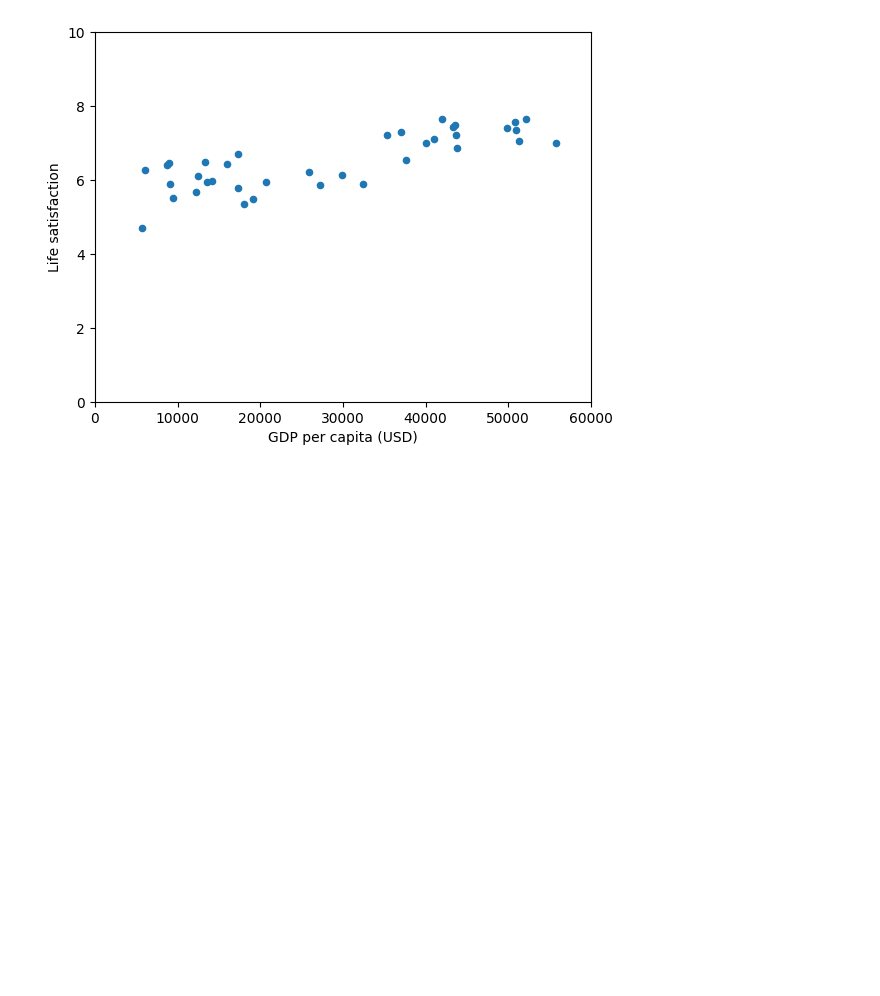
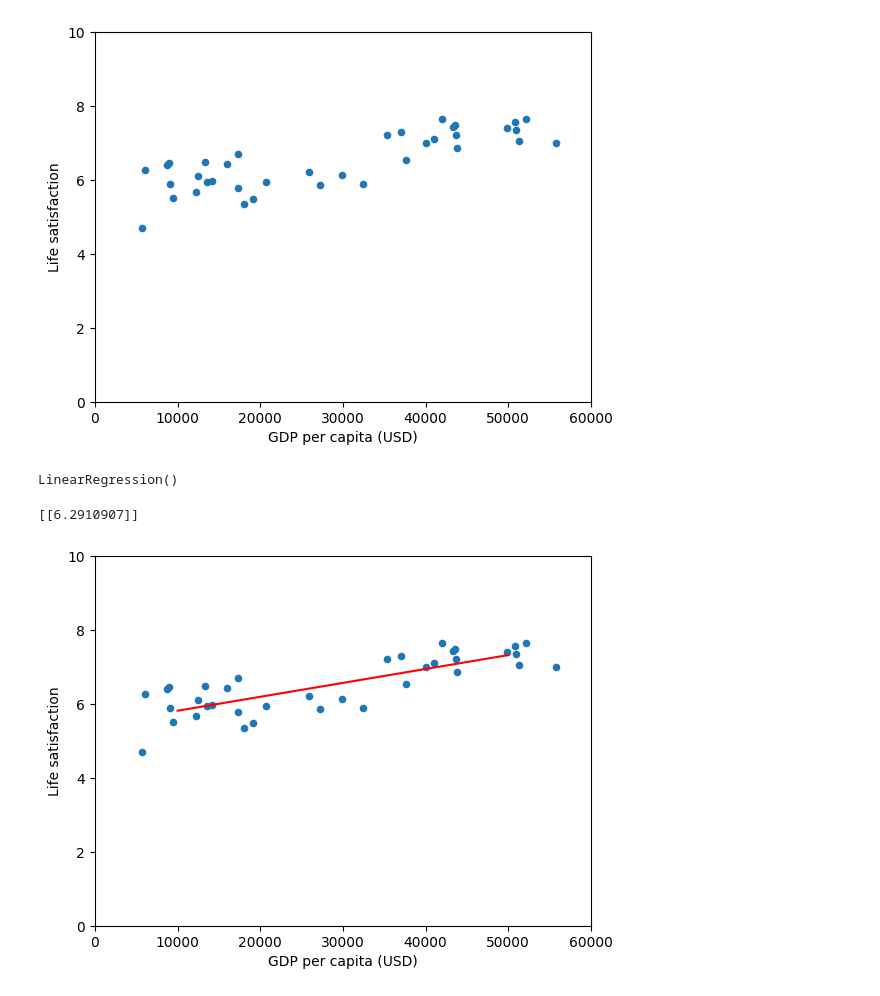
Before and after one commit to huyqng1412/data546, a Jupyter notebook: MLchap1 hw assignment - Huy Nguyen.ipynb, the cells around one changed output. Saved outputs shown, nothing was run; the diff lists cells and outputs as text; code cells hidden in the pictures; blank space fills up the shorter version.

```diff
--- a/MLchap1 hw assignment - Huy Nguyen.ipynb
+++ b/MLchap1 hw assignment - Huy Nguyen.ipynb
@@ -68,3 +69,23 @@ country_stats.plot(kind='scatter', x='GDP per capita (USD)', y='Life satisfactio
 plt.show()
 # %% [output]
 [figure]
+# %%
+model = sklearn.linear_model.LinearRegression()
+# %%
+model.fit(X, y,)
+# %% [output]
+LinearRegression()
+# %%
+X_new = [[22587]]
+print(model.predict(X_new))
+# %% [output]
+[[6.2910907]]
+# %%
+X = [[10000], [50000]]
+y_hat = model.predict(X)
+# %%
+country_stats.plot(kind= 'scatter', x = 'GDP per capita (USD)', y = 'Life satisfaction', xlim = (0, 60000), ylim = (0, 10))
+plt.plot(X, y_hat, color = 'red')
+plt.show()
+# %% [output]
+[figure, added]
```
Also changed, not shown: parts of 1 cell of this notebook.
